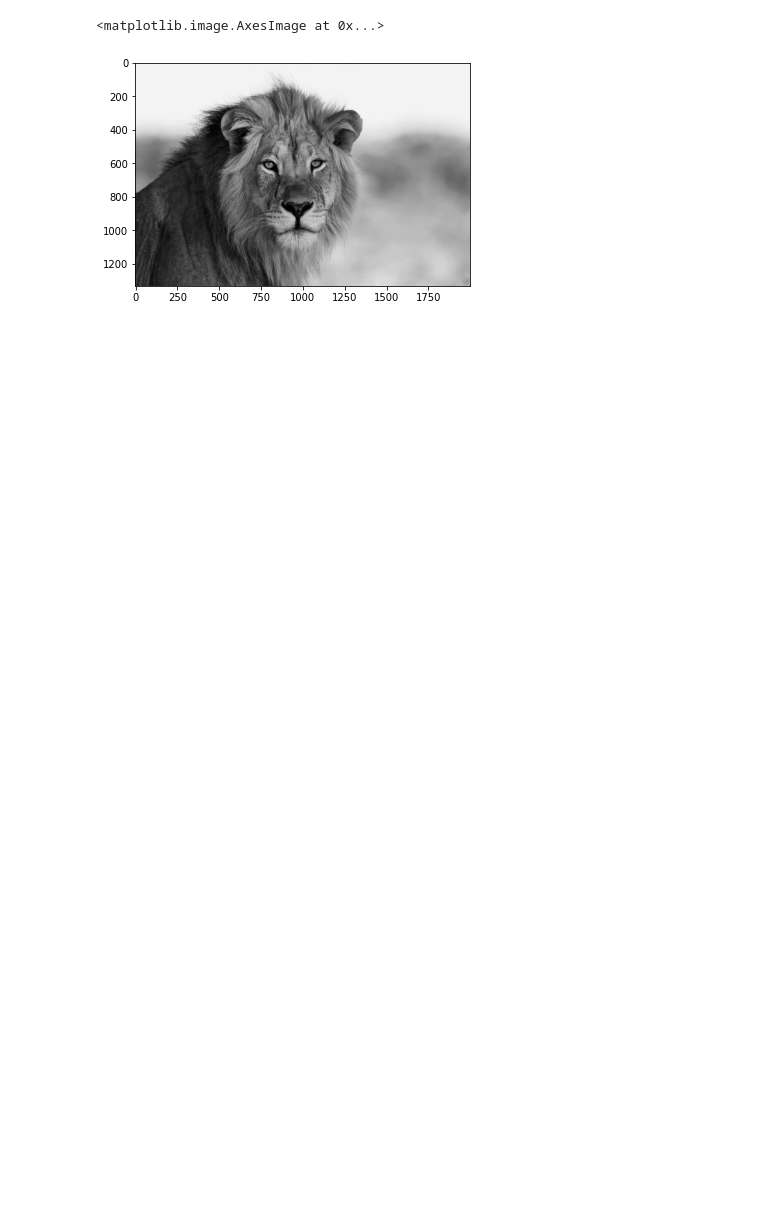
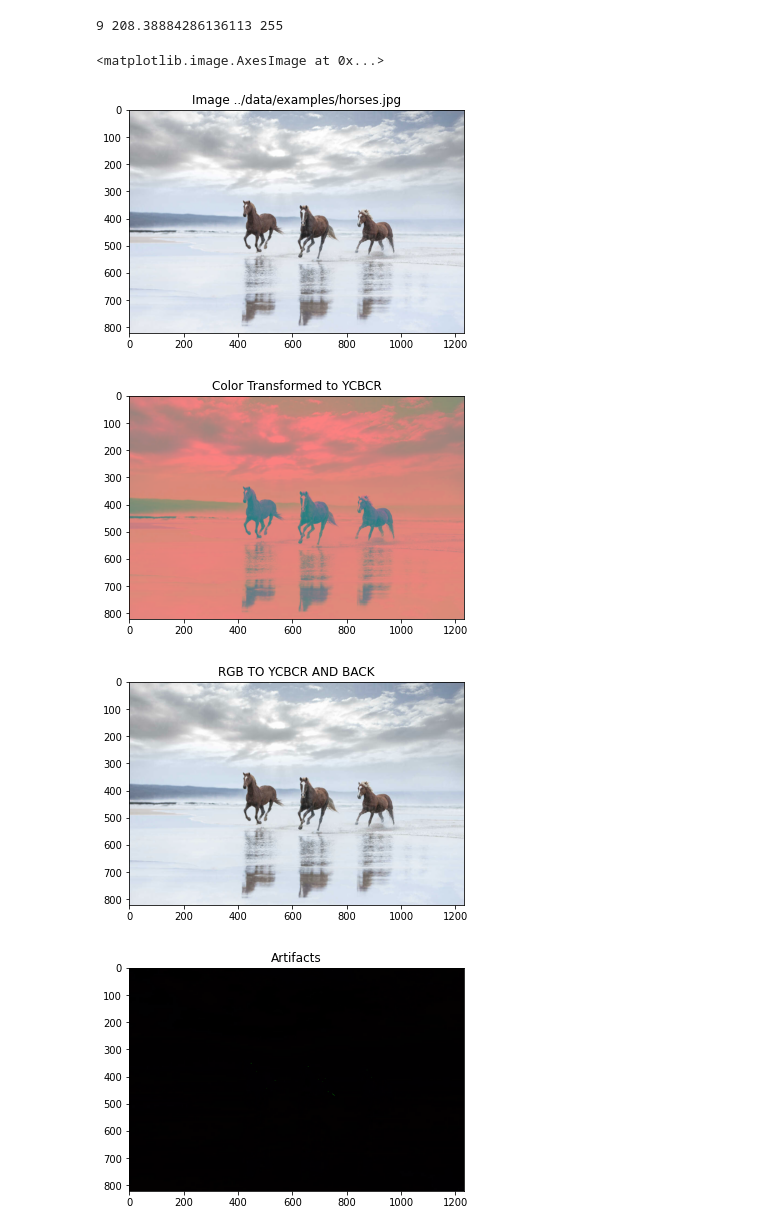
Before and after one commit to taaha-khan/2023-CompaCT-Image-Compression, a Jupyter notebook: notebooks/1.0-tk-dct-block.ipynb, the cells around one changed output. Drawn from its saved outputs; the diff is of its cells as text; code cells hidden in the pictures; blank space fills up the shorter version.

```diff
--- a/notebooks/1.0-tk-dct-block.ipynb
+++ b/notebooks/1.0-tk-dct-block.ipynb
@@ -14,11 +16 @@ def BLOCK(x, y):
 	return np.s_[x : x + BLOCK_SIZE, y : y + BLOCK_SIZE]
-# %%
-plt.rcParams['figure.figsize'] = [6, 6]
-
-image = imread(IMAGE_FILE)
-
-plt.figure()
-plt.imshow(image, cmap = 'gray')
-# %% [output]
-<matplotlib.image.AxesImage at 0x...>
-[figure, removed]
@@ -24,0 +39,35 @@ plt.imshow(image, cmap = 'gray')
+# %%
+
+plt.rcParams['figure.figsize'] = [6, 6]
+
+image = imread(IMAGE_FILE)
+
+# ycc = cv2.cvtColor(image, cv2.COLOR_BGR2YCR_CB)
+ycc = rgb2ycbcr(image)
+
+plt.figure()
+plt.title("Image " + IMAGE_FILE)
+plt.imshow(image)
+
+plt.figure()
+plt.title("Color Transformed to YCBCR")
+plt.imshow(ycc)
+
+back = ycbcr2rgb(ycc)
+# back = cv2.cvtColor(ycc, cv2.COLOR_YCrCb2BGR)
+
+plt.figure()
+plt.title("RGB TO YCBCR AND BACK")
+plt.imshow(back)
+
+artifacts = image - back
+plt.figure()
+plt.title("Artifacts")
+plt.imshow(artifacts)
+# %% [output]
+9 208.38884286136113 255
+<matplotlib.image.AxesImage at 0x...>
+[figure, added]
+[figure, added]
+[figure, added]
+[figure, added]
```
Also changed, not shown: parts of 10 cells of this notebook, 2 other files.
